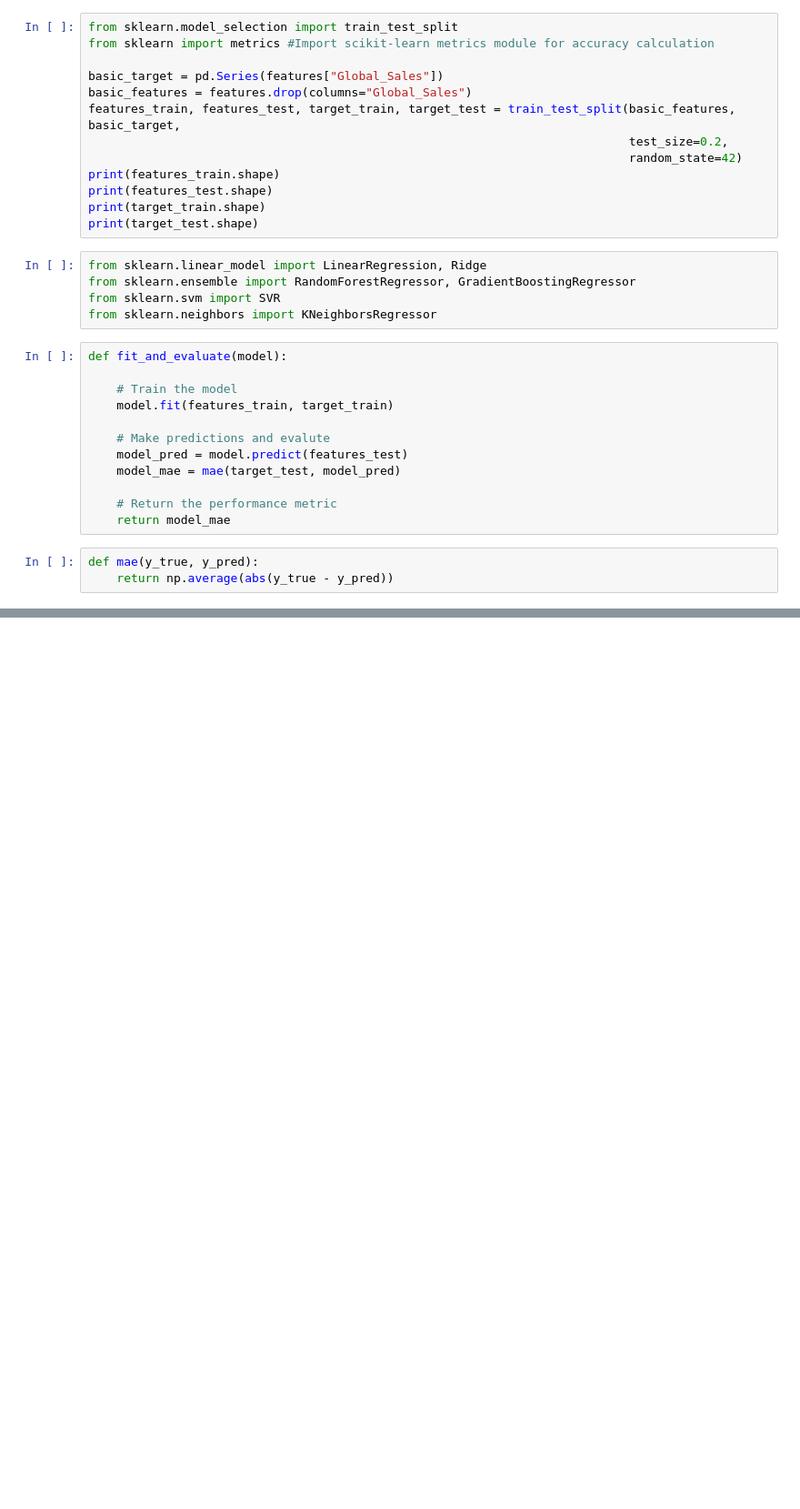
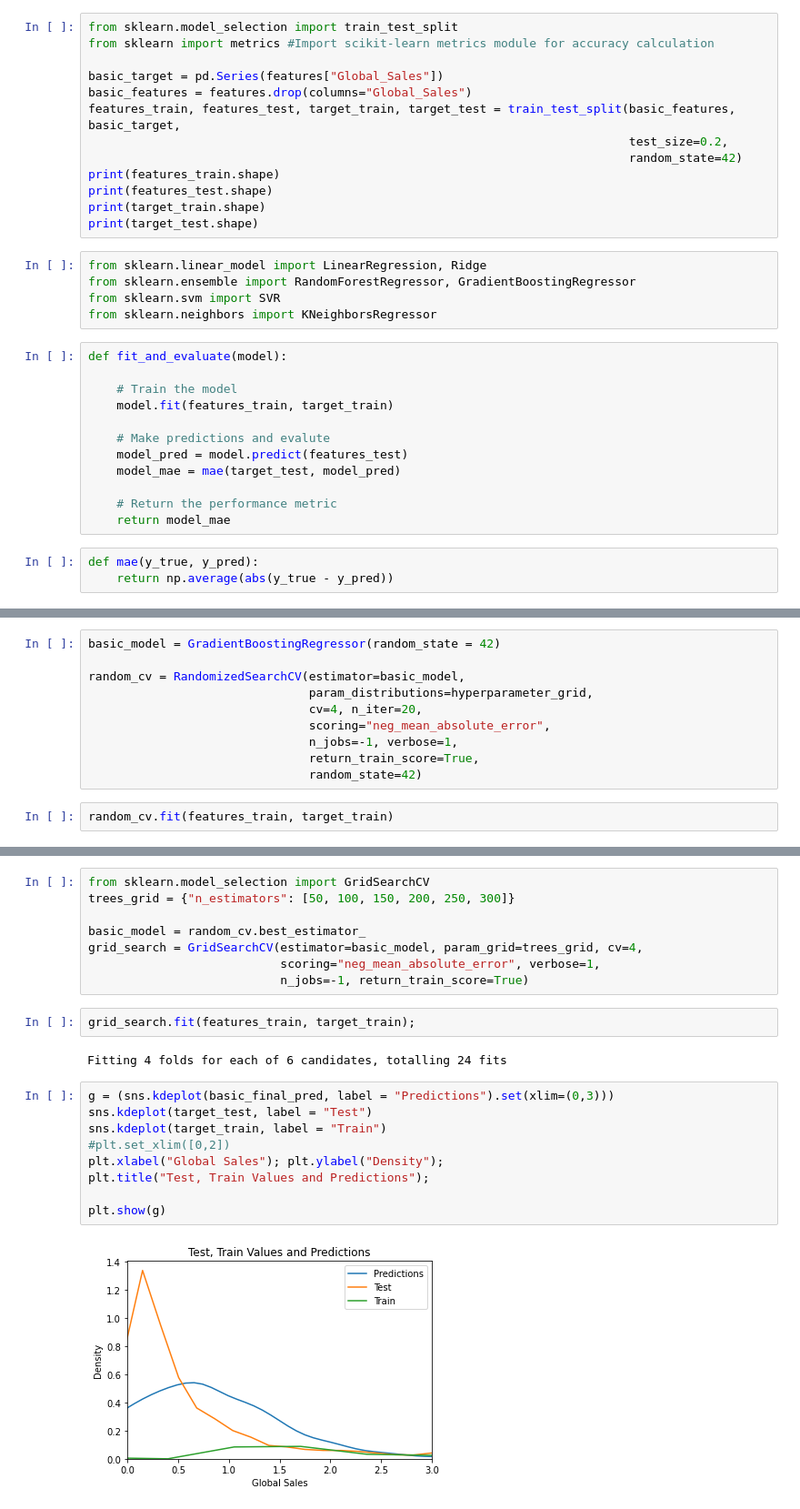
Before and after one commit to kschrock/Math495, a Jupyter notebook: FinalProject.ipynb, the cells around one changed output, grey strips where cells are left out. Shown: that part at 91% size. Saved outputs shown, nothing was run; the diff lists cells and outputs as text; blank space fills up the shorter version.

Commit message:
First model done

```diff
--- a/FinalProject.ipynb
+++ b/FinalProject.ipynb
@@ -141,0 +137,12 @@ print("Linear Regression Performance on the test set: MAE = {:.04f}".format(lr_m
+# %%
+basic_model = GradientBoostingRegressor(random_state = 42)
+
+random_cv = RandomizedSearchCV(estimator=basic_model,
+                               param_distributions=hyperparameter_grid,
+                               cv=4, n_iter=20,
+                               scoring="neg_mean_absolute_error",
+                               n_jobs=-1, verbose=1,
+                               return_train_score=True,
+                               random_state=42)
+# %%
+random_cv.fit(features_train, target_train)
@@ -141,0 +178,23 @@ print("Linear Regression Performance on the test set: MAE = {:.04f}".format(lr_m
+# %%
+from sklearn.model_selection import GridSearchCV
+trees_grid = {"n_estimators": [50, 100, 150, 200, 250, 300]}
+
+basic_model = random_cv.best_estimator_
+grid_search = GridSearchCV(estimator=basic_model, param_grid=trees_grid, cv=4,
+                           scoring="neg_mean_absolute_error", verbose=1,
+                           n_jobs=-1, return_train_score=True)
+# %%
+grid_search.fit(features_train, target_train);
+# %% [output]
+Fitting 4 folds for each of 6 candidates, totalling 24 fits
+# %%
+g = (sns.kdeplot(basic_final_pred, label = "Predictions").set(xlim=(0,3)))
+sns.kdeplot(target_test, label = "Test")
+sns.kdeplot(target_train, label = "Train")
+#plt.set_xlim([0,2])
+plt.xlabel("Global Sales"); plt.ylabel("Density");
+plt.title("Test, Train Values and Predictions");
+
+plt.show(g)
+# %% [output]
+[figure, added]
```
Also changed, not shown: parts of 8 cells of this notebook.
